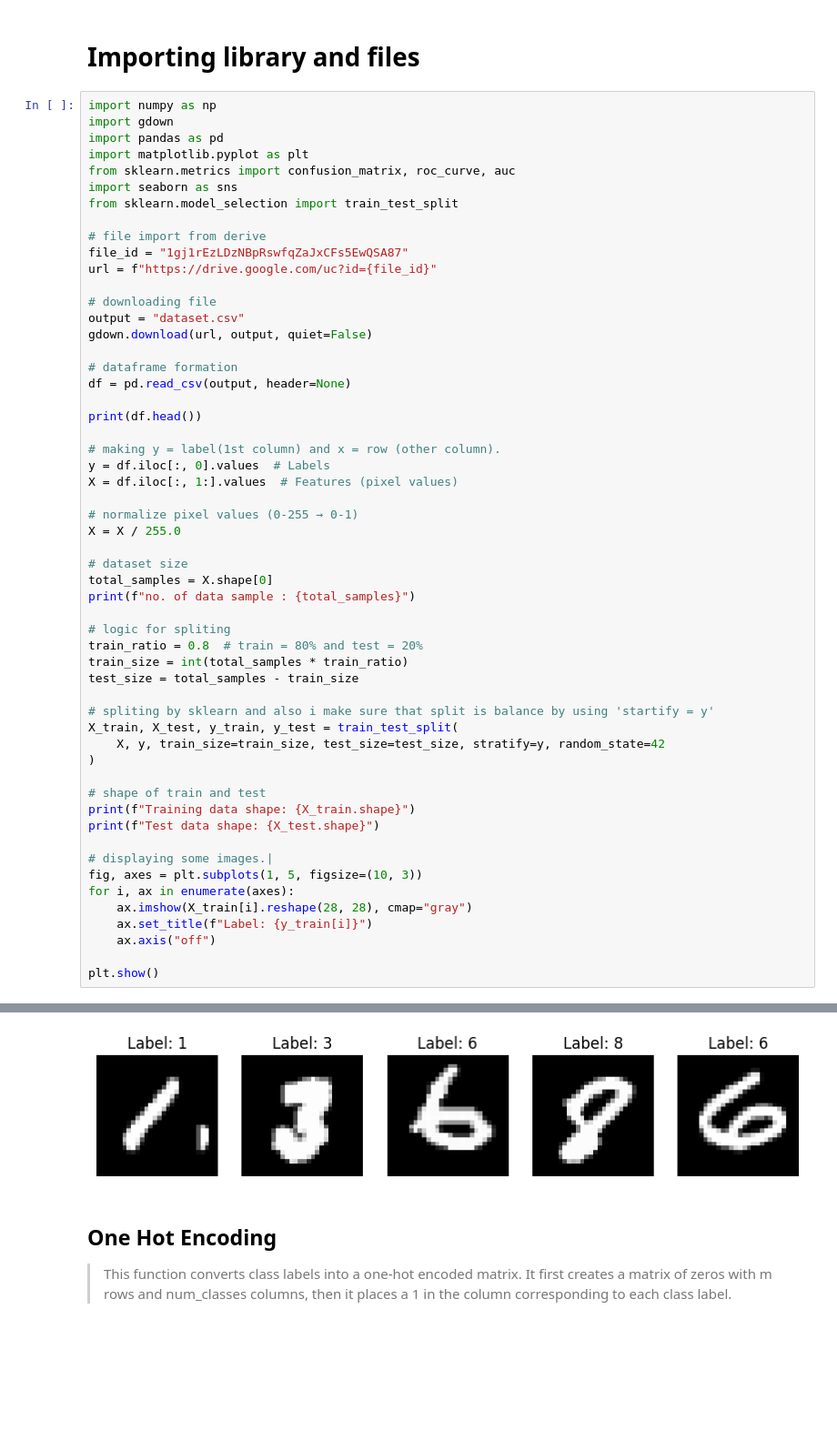
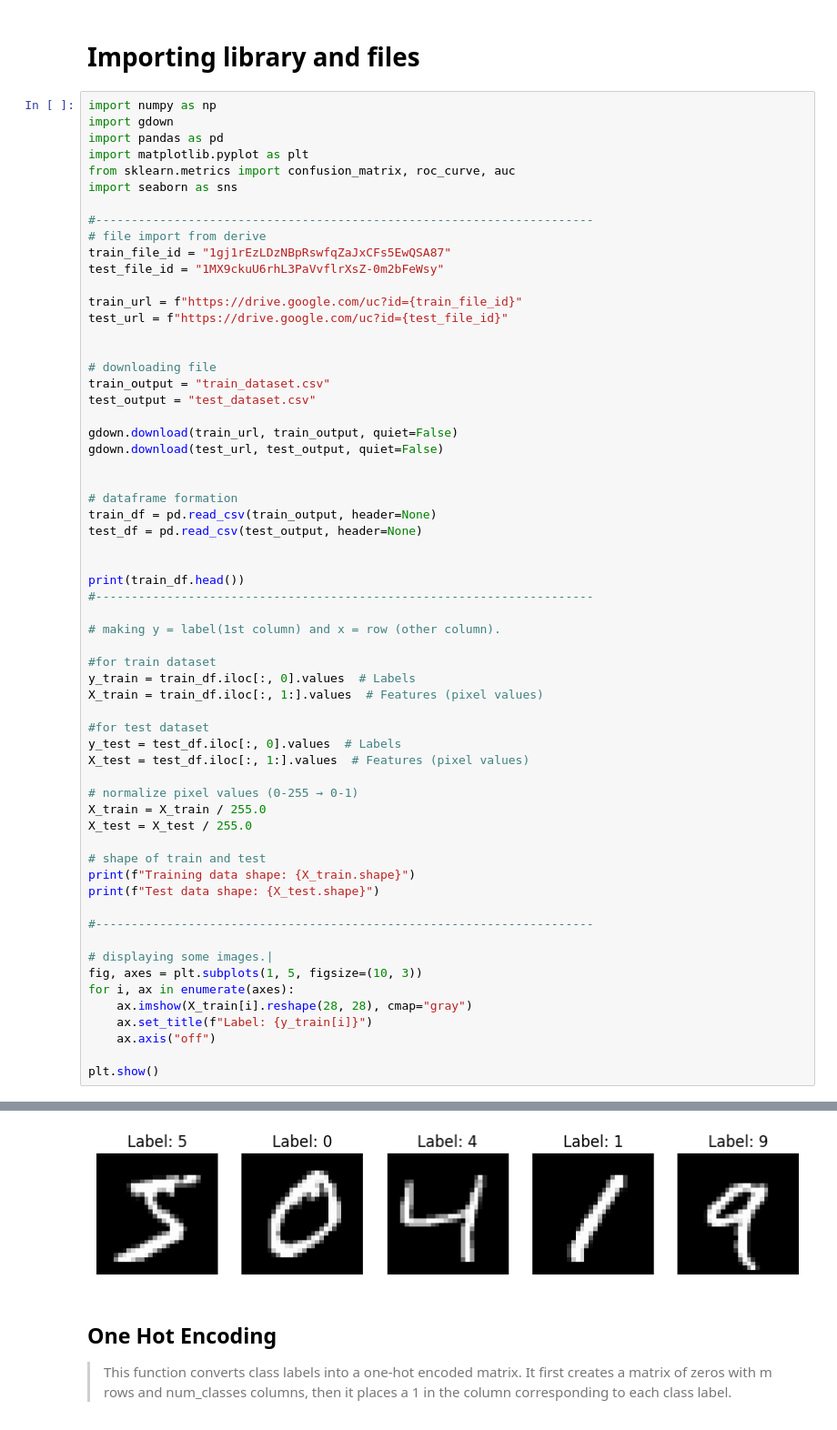
Before and after one commit to NitinVerma2027/PRML-Apr2025, a Jupyter notebook: ml_ipynb_files/Logistic_regression.ipynb, the cells around one changed output, grey strips where cells are left out. Shown: that part at 91% size. Cells and saved outputs as stored; diff of their text form; blank space fills up the shorter version.

Commit message:
updated with correct test and train dataset link

```diff
--- a/ml_ipynb_files/Logistic_regression.ipynb
+++ b/ml_ipynb_files/Logistic_regression.ipynb
@@ -32,45 +32,51 @@ import pandas as pd
 import matplotlib.pyplot as plt
 from sklearn.metrics import confusion_matrix, roc_curve, auc
 import seaborn as sns
-from sklearn.model_selection import train_test_split
 
+#----------------------------------------------------------------------
 # file import from derive
-file_id = "1gj1rEzLDzNBpRswfqZaJxCFs5EwQSA87"
-url = f"https://drive.google.com/uc?id={file_id}"
+train_file_id = "1gj1rEzLDzNBpRswfqZaJxCFs5EwQSA87"
+test_file_id = "1MX9ckuU6rhL3PaVvflrXsZ-0m2bFeWsy"
+
+train_url = f"https://drive.google.com/uc?id={train_file_id}"
+test_url = f"https://drive.google.com/uc?id={test_file_id}"
+
 
 # downloading file
-output = "dataset.csv"
-gdown.download(url, output, quiet=False)
+train_output = "train_dataset.csv"
+test_output = "test_dataset.csv"
+
+gdown.download(train_url, train_output, quiet=False)
+gdown.download(test_url, test_output, quiet=False)
+
 
 # dataframe formation
-df = pd.read_csv(output, header=None)
+train_df = pd.read_csv(train_output, header=None)
+test_df = pd.read_csv(test_output, header=None)
 
-print(df.head())
+
+print(train_df.head())
+#----------------------------------------------------------------------
 
 # making y = label(1st column) and x = row (other column).
-y = df.iloc[:, 0].values  # Labels
-X = df.iloc[:, 1:].values  # Features (pixel values)
+
+#for train dataset
+y_train = train_df.iloc[:, 0].values  # Labels
+X_train = train_df.iloc[:, 1:].values  # Features (pixel values)
+
+#for test dataset
+y_test = test_df.iloc[:, 0].values  # Labels
+X_test = test_df.iloc[:, 1:].values  # Features (pixel values)
 
 # normalize pixel values (0-255 → 0-1)
-X = X / 255.0
-
-# dataset size
-total_samples = X.shape[0]
-print(f"no. of data sample : {total_samples}")
-
-# logic for spliting
-train_ratio = 0.8  # train = 80% and test = 20%
-train_size = int(total_samples * train_ratio)
-test_size = total_samples - train_size
-
-# spliting by sklearn and also i make sure that split is balance by using 'startify = y'
-X_train, X_test, y_train, y_test = train_test_split(
-    X, y, train_size=train_size, test_size=test_size, stratify=y, random_state=42
-)
+X_train = X_train / 255.0
+X_test = X_test / 255.0
 
 # shape of train and test
 print(f"Training data shape: {X_train.shape}")
 print(f"Test data shape: {X_test.shape}")
+
+#----------------------------------------------------------------------
 
 # displaying some images.|
 fig, axes = plt.subplots(1, 5, figsize=(10, 3))
@@ -106,4 +114,4 @@ Test data shape: (12000, 784)
-[figure, old version]
+[figure, new version]
 # %% [markdown]
 ## One Hot Encoding
 
```
Also changed, not shown: parts of 9 cells of this notebook.
